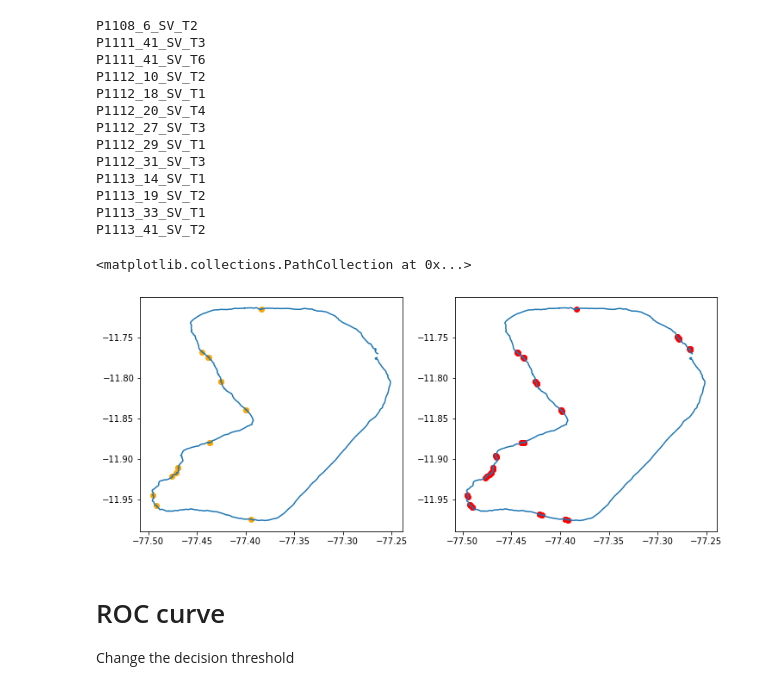
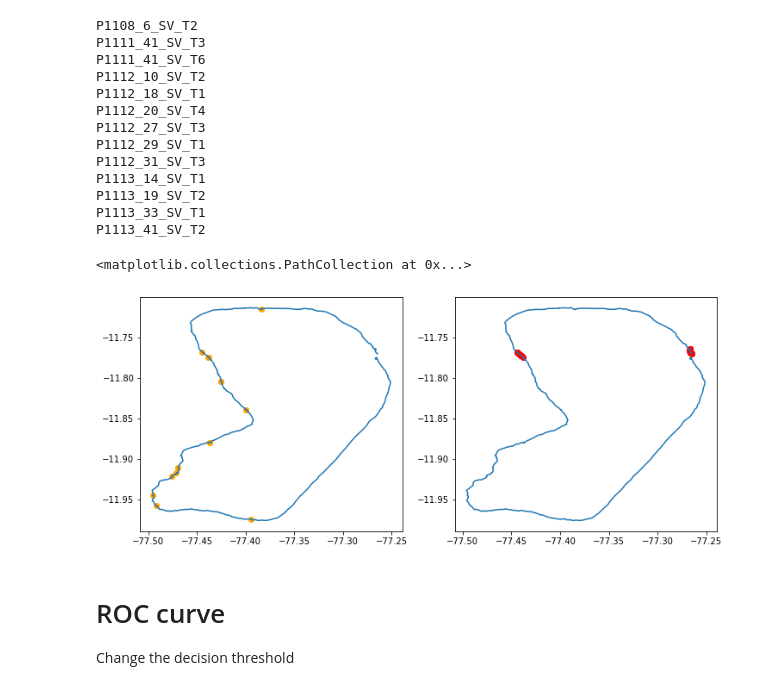
Before and after one commit to AmedeeRoy/BirdDL, a Jupyter notebook: code/SV/5s/SV_fcn_lonlatcov_21_1_5s.ipynb, the cells around one changed output. Cells and saved outputs as stored; diff of their text form; code cells hidden in the pictures.

```diff
--- a/code/SV/5s/SV_fcn_lonlatcov_21_1_5s.ipynb
+++ b/code/SV/5s/SV_fcn_lonlatcov_21_1_5s.ipynb
@@ -314,32 +267,39 @@ plt.legend()
 ## Testing
 # %%
 dive_estim = []
+list_loss_test = []
 
 for i in data_test_new.trip.unique():
     # create dataset for a trajectory
     t = data_test_new[data_test_new.trip == i].copy()
     test_set = TrajDataSet(t, window, variable, transform = transforms.Compose([Center(), ToTensor()]))
 
+    # Test the model
+    estim = np.zeros(len(t))
+    nb = np.zeros(len(t))
+
     model.eval()
-    estim = [0 for i in range(10)]
     k = 0
     with torch.no_grad():
         for (x, y, z) in test_set:
             # send to GPU
-            x, y = x.to(device), y.to(device)
+            x, y, z = x.to(device), y.to(device), z.to(device)
 
             # Run the forward pass
             out = model(x)
 
-            estim.append(out.cpu().squeeze().numpy())
-
-    estim = estim + [0 for i in range(10)]
-    dive_estim.append(estim)
+            loss = criterion(out.squeeze(1), z)
+            list_loss_test.append(loss.item())
 
 
-
+            estim[k:k + round(window)] += out.cpu().squeeze().numpy()
+            nb[k:k + round(window)] += 1
+            k+=1
+    # # add to list by trajectory
+    dive_estim.append(estim/nb)
     print(i)
 
+global_loss_test = np.mean(list_loss_test)
 data_test_new['prediction'] = 1/(1+np.exp(-np.hstack(dive_estim)))
 # %% [output]
 P1108_6_SV_T2
@@ -358,17 +318,17 @@ P1113_41_SV_T2
 # %%
 t = data_test_new[data_test_new.trip == 'P1108_6_SV_T2'].copy()
 
 plt.figure(figsize= (12, 5))
 plt.subplot(1, 2, 1)
 plt.plot(np.array(t.lon), np.array(t.lat))
 plt.scatter(t.lon[t.dive == 1], t.lat[t.dive == 1], c = 'orange')
 
 plt.subplot(1, 2, 2)
 plt.plot(np.array(t.lon), np.array(t.lat))
-plt.scatter(t.lon[t.prediction > 0.5], t.lat[t.prediction > 0.5], c = 'red')
+plt.scatter(t.lon[t.prediction > 0.1], t.lat[t.prediction > 0.1], c = 'red')
 # %% [output]
 <matplotlib.collections.PathCollection at 0x...>
-[figure, old version]
+[figure, new version]
 # %% [markdown]
 # ROC curve
 
```
Also changed, not shown: parts of 12 cells of this notebook.
